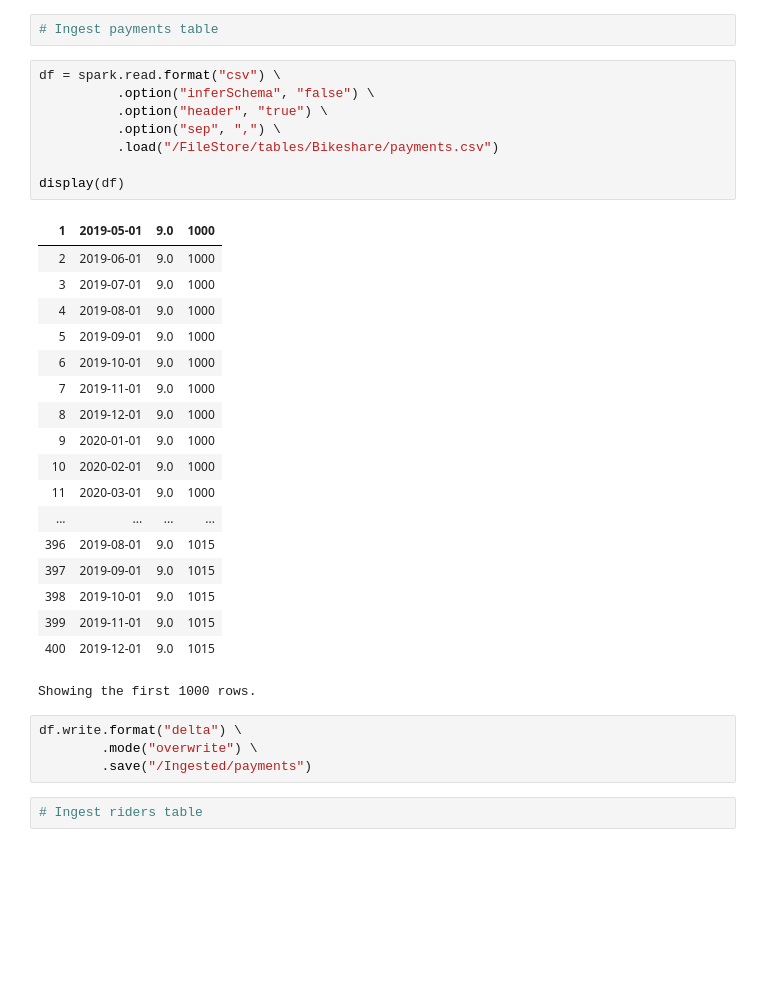
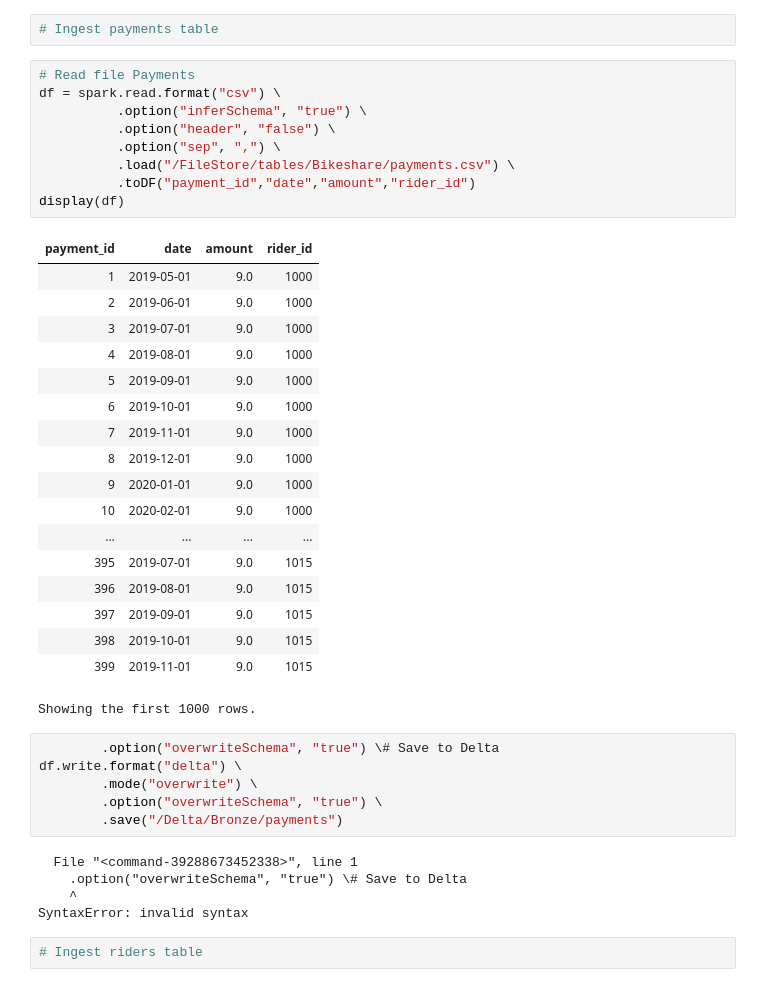
Before and after one commit to NgoDuyVu1993/Data_Engineer_Ass4_Databricks, a Jupyter notebook: scripts/Ingest_data.ipynb, the cells around one changed output. Saved outputs shown, nothing was run; the diff lists cells and outputs as text; blank space fills up the shorter version.

Commit message:
Add Create Bronze and Silver

```diff
--- a/scripts/Ingest_data.ipynb
+++ b/scripts/Ingest_data.ipynb
@@ -1,14 +1,16 @@
 # %%
 # Ingest payments table
 # %%
+# Read file Payments
 df = spark.read.format("csv") \
-          .option("inferSchema", "false") \
-          .option("header", "true") \
+          .option("inferSchema", "true") \
+          .option("header", "false") \
           .option("sep", ",") \
-          .load("/FileStore/tables/Bikeshare/payments.csv")
-
+          .load("/FileStore/tables/Bikeshare/payments.csv") \
+          .toDF("payment_id","date","amount","rider_id")
 display(df)
 # %% [output]
+| payment_id | date | amount | rider_id |
 | 1 | 2019-05-01 | 9.0 | 1000 |
 | 2 | 2019-06-01 | 9.0 | 1000 |
 | 3 | 2019-07-01 | 9.0 | 1000 |
@@ -19,18 +21,24 @@ display(df)
 | 8 | 2019-12-01 | 9.0 | 1000 |
 | 9 | 2020-01-01 | 9.0 | 1000 |
 | 10 | 2020-02-01 | 9.0 | 1000 |
-| 11 | 2020-03-01 | 9.0 | 1000 |
 | ... | ... | ... | ... |
+| 395 | 2019-07-01 | 9.0 | 1015 |
 | 396 | 2019-08-01 | 9.0 | 1015 |
 | 397 | 2019-09-01 | 9.0 | 1015 |
 | 398 | 2019-10-01 | 9.0 | 1015 |
 | 399 | 2019-11-01 | 9.0 | 1015 |
-| 400 | 2019-12-01 | 9.0 | 1015 |
 Showing the first 1000 rows.
 # %%
+        .option("overwriteSchema", "true") \# Save to Delta
 df.write.format("delta") \
         .mode("overwrite") \
-        .save("/Ingested/payments")
+        .option("overwriteSchema", "true") \
+        .save("/Delta/Bronze/payments")
+# %% [output]
+  File "<command-39288673452338>", line 1
+    .option("overwriteSchema", "true") \# Save to Delta
+    ^
+SyntaxError: invalid syntax
 # %%
 # Ingest riders table
 # %%
```
Also changed, not shown: parts of 6 cells of this notebook, 1 other file.
